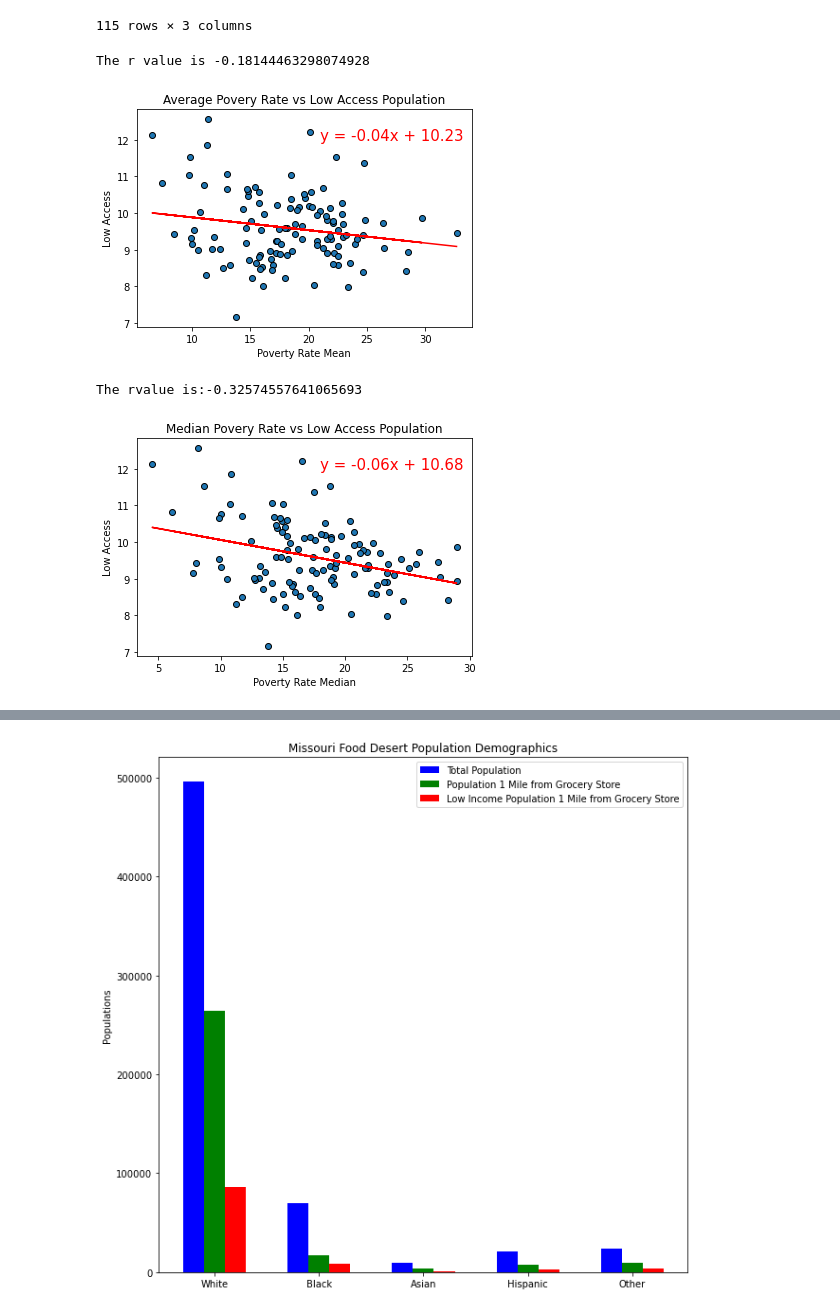
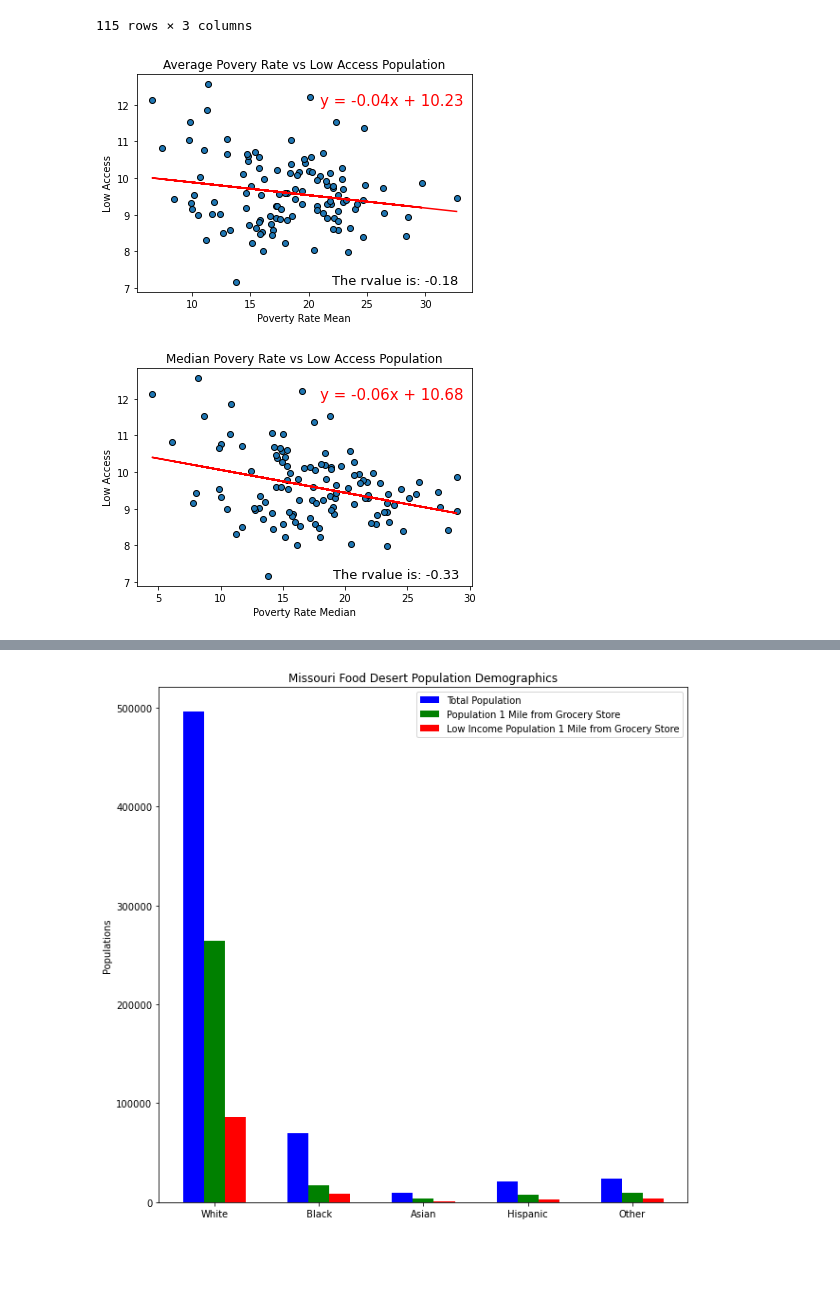
Before and after one commit to marybellavia/project-one, a Jupyter notebook: DataAnalysis.ipynb, the cells around one changed output, grey strips where cells are left out. Saved outputs shown, nothing was run; the diff lists cells and outputs as text; code cells hidden in the pictures; blank space fills up the shorter version.

```diff
--- a/DataAnalysis.ipynb
+++ b/DataAnalysis.ipynb
@@ -124,27 +124,28 @@ poverty_info
 # %%
 #set x and y values
 x_values=poverty_info["Poverty Rate Mean"]
 #because the data numbers are large values for y_values, use log base 10 to shrink values that are more comparable to x_values
 y_values=np.log(poverty_info["Low Access"])
 #create linear regression values and plot the scatter plot
 (slope, intercept, rvalue, pvalue, stderr) = linregress(x_values, y_values)
 regress_values = x_values * slope + intercept
 line_eq = "y = " + str(round(slope,2)) + "x + " + str(round(intercept,2))
 plt.scatter(x_values,y_values, marker ="o", edgecolor='black')
 plt.plot(x_values,regress_values,"r-")
 plt.annotate(line_eq,(21,12),fontsize=15,color="red")
+#see if the r value shows any correlation in the data plotted.
+plt.annotate(f'The rvalue is: {round(rvalue,2)}',(22,7.1),fontsize=13,color="black")
 plt.title("Average Povery Rate vs Low Access Population")
 plt.xlabel("Poverty Rate Mean")
 plt.ylabel("Low Access")
-#see if the r value shows any correlation in the data plotted.
-print(f'The r value is {rvalue}')
+
+
 #save and display figure
 plt.savefig("output_data/PovertyRateMean.png")
 
 plt.show()
 # %% [output]
-The r value is -0.18144463298074928
-[figure, old version]
+[figure, new version]
 # %%
 #repeat for poverty rate median, and low access
 x_1_values = poverty_info["Poverty Rate Median"]
@@ -156,16 +157,14 @@ plt.scatter(x_1_values,y_1_values, marker ="o", edgecolor='black')
 plt.title("Median Povery Rate vs Low Access Population")
 plt.plot(x_1_values,regress_values_1,"r-")
 plt.annotate(line_eq_1,(18,12),fontsize=15,color="red")
+plt.annotate(f'The rvalue is: {round(rvalue_1,2)}',(19,7.1),fontsize=13,color="black")
 plt.xlabel("Poverty Rate Median")
 plt.ylabel("Low Access")
-print(f'The rvalue is:{rvalue_1}')
-
 plt.savefig("output_data/PovertyRateMedian.png")
 
 plt.show()
 # %% [output]
-The rvalue is:-0.32574557641065693
-[figure, old version]
+[figure, new version]
 # %%
 #create a boxplot to see the distribution of data and visualize any outliers. log is used to shrink data values
 poverty_info['Log Values'] = np.log(poverty_info['Low Access'])
```
Also changed, not shown: parts of 3 cells of this notebook, 5 other files.
